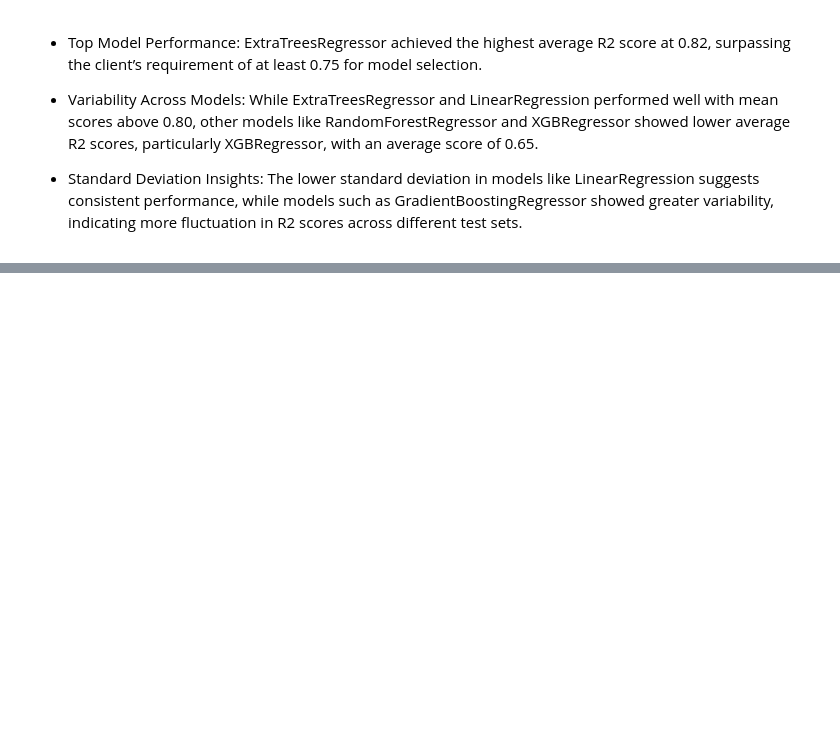
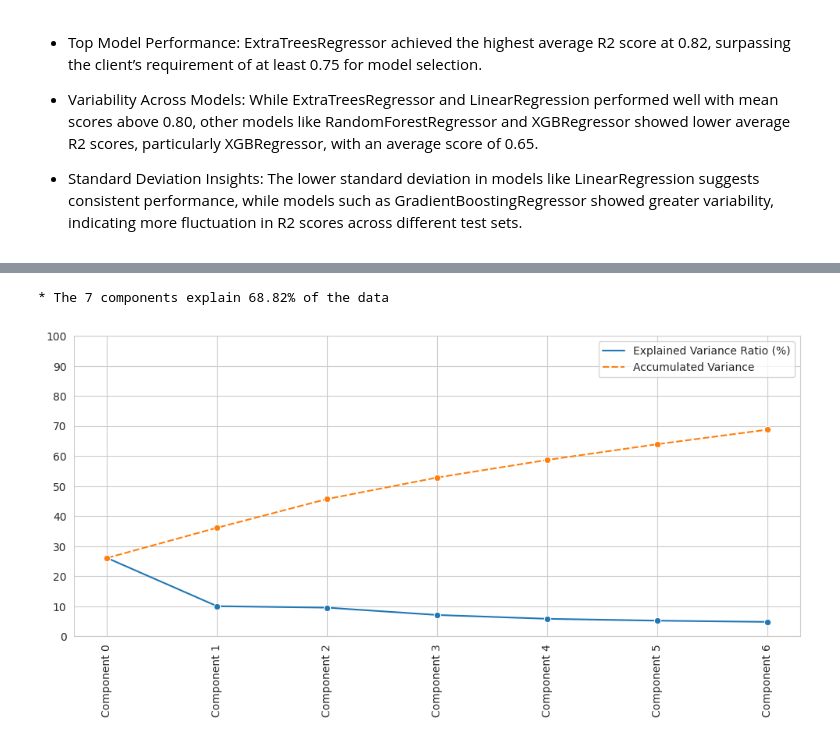
Before and after one commit to Darvid-223/housing-prices, a Jupyter notebook: jupyter_notebooks/05_sales_price_prediction.ipynb, the cells around one changed output, grey strips where cells are left out. Cells and saved outputs as stored; diff of their text form; code cells hidden in the pictures; blank space fills up the shorter version.

```diff
--- a/jupyter_notebooks/05_sales_price_prediction.ipynb
+++ b/jupyter_notebooks/05_sales_price_prediction.ipynb
@@ -322,0 +500,6 @@ plt.show()
+# %%
+n_components = 7
+pca_components_analysis(df_pca=df_pca, n_components=n_components)
+# %% [output]
+* The 7 components explain 68.82% of the data
+[figure, added]
```
Also changed, not shown: parts of 37 cells of this notebook.
